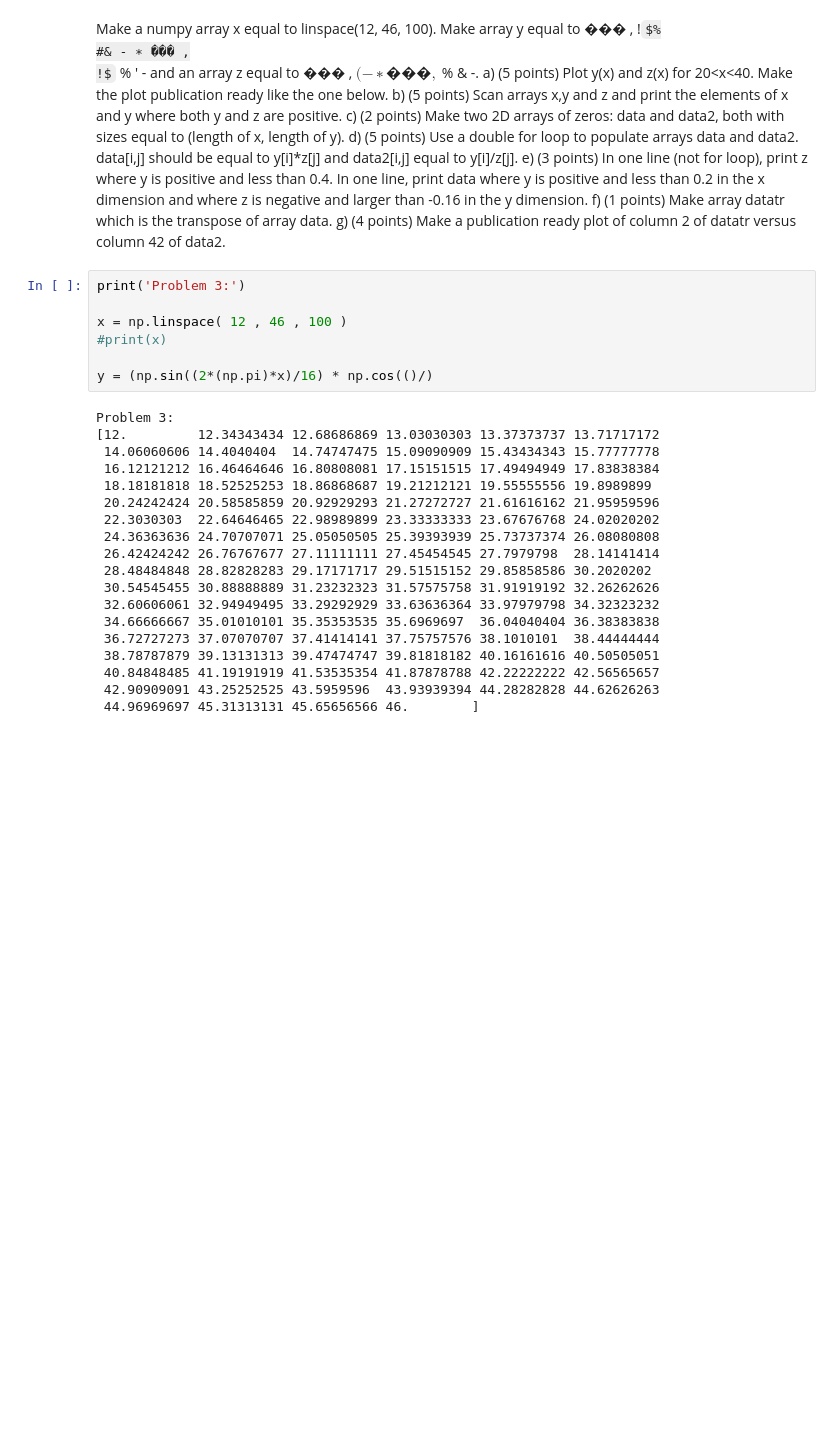
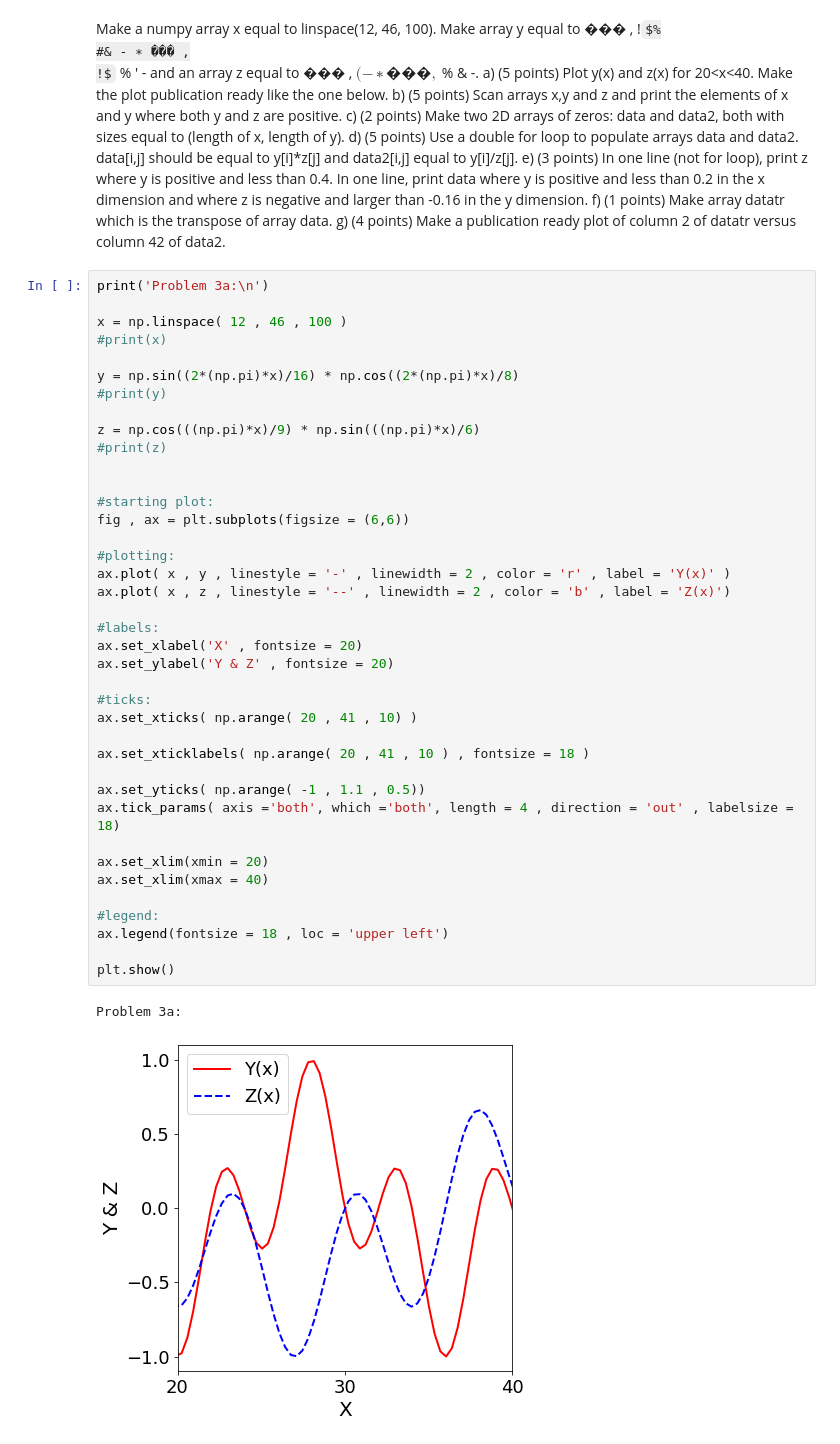
Before and after one commit to DiegoBenavidesUCF/phz3150, a Jupyter notebook: handin/hw8_diegobenavidesucf/hw8_diegobenavidesucf.ipynb, the cells around one changed output. Drawn from its saved outputs; the diff is of its cells as text; some formulas as TeX source; blank space fills up the shorter version.

```diff
--- a/handin/hw8_diegobenavidesucf/hw8_diegobenavidesucf.ipynb
+++ b/handin/hw8_diegobenavidesucf/hw8_diegobenavidesucf.ipynb
@@ -148,29 +148,45 @@ and where z is negative and larger than -0.16 in the y dimension.
 f) (1 points) Make array datatr which is the transpose of array data.
 g) (4 points) Make a publication ready plot of column 2 of datatr versus column
 42 of data2.
-# %%
-print('Problem 3:')
-
-x = np.linspace( 12 , 46 , 100 )
-#print(x)
-
-y = (np.sin((2*(np.pi)*x)/16) * np.cos(()/)
-# %% [output]
-Problem 3:
-[12.         12.34343434 12.68686869 13.03030303 13.37373737 13.71717172
- 14.06060606 14.4040404  14.74747475 15.09090909 15.43434343 15.77777778
- 16.12121212 16.46464646 16.80808081 17.15151515 17.49494949 17.83838384
- 18.18181818 18.52525253 18.86868687 19.21212121 19.55555556 19.8989899
- 20.24242424 20.58585859 20.92929293 21.27272727 21.61616162 21.95959596
- 22.3030303  22.64646465 22.98989899 23.33333333 23.67676768 24.02020202
- 24.36363636 24.70707071 25.05050505 25.39393939 25.73737374 26.08080808
- 26.42424242 26.76767677 27.11111111 27.45454545 27.7979798  28.14141414
- 28.48484848 28.82828283 29.17171717 29.51515152 29.85858586 30.2020202
- 30.54545455 30.88888889 31.23232323 31.57575758 31.91919192 32.26262626
- 32.60606061 32.94949495 33.29292929 33.63636364 33.97979798 34.32323232
- 34.66666667 35.01010101 35.35353535 35.6969697  36.04040404 36.38383838
- 36.72727273 37.07070707 37.41414141 37.75757576 38.1010101  38.44444444
- 38.78787879 39.13131313 39.47474747 39.81818182 40.16161616 40.50505051
- 40.84848485 41.19191919 41.53535354 41.87878788 42.22222222 42.56565657
- 42.90909091 43.25252525 43.5959596  43.93939394 44.28282828 44.62626263
- 44.96969697 45.31313131 45.65656566 46.        ]
+# %%
+print('Problem 3a:\n')
+
+x = np.linspace( 12 , 46 , 100 )
+#print(x)
+
+y = np.sin((2*(np.pi)*x)/16) * np.cos((2*(np.pi)*x)/8)
+#print(y)
+
+z = np.cos(((np.pi)*x)/9) * np.sin(((np.pi)*x)/6)
+#print(z)
+
+
+#starting plot:
+fig , ax = plt.subplots(figsize = (6,6))
+
+#plotting:
+ax.plot( x , y , linestyle = '-' , linewidth = 2 , color = 'r' , label = 'Y(x)' )
+ax.plot( x , z , linestyle = '--' , linewidth = 2 , color = 'b' , label = 'Z(x)')
+
+#labels:
+ax.set_xlabel('X' , fontsize = 20)
+ax.set_ylabel('Y & Z' , fontsize = 20)
+
+#ticks:
+ax.set_xticks( np.arange( 20 , 41 , 10) )
+
+ax.set_xticklabels( np.arange( 20 , 41 , 10 ) , fontsize = 18 )
+
+ax.set_yticks( np.arange( -1 , 1.1 , 0.5))
+ax.tick_params( axis ='both', which ='both', length = 4 , direction = 'out' , labelsize = 18)
+
+ax.set_xlim(xmin = 20)
+ax.set_xlim(xmax = 40)
+
+#legend:
+ax.legend(fontsize = 18 , loc = 'upper left')
+
+plt.show()
+# %% [output]
+Problem 3a:
+[figure, added]
```
Also changed, not shown: parts of 9 cells of this notebook, 2 other files.
